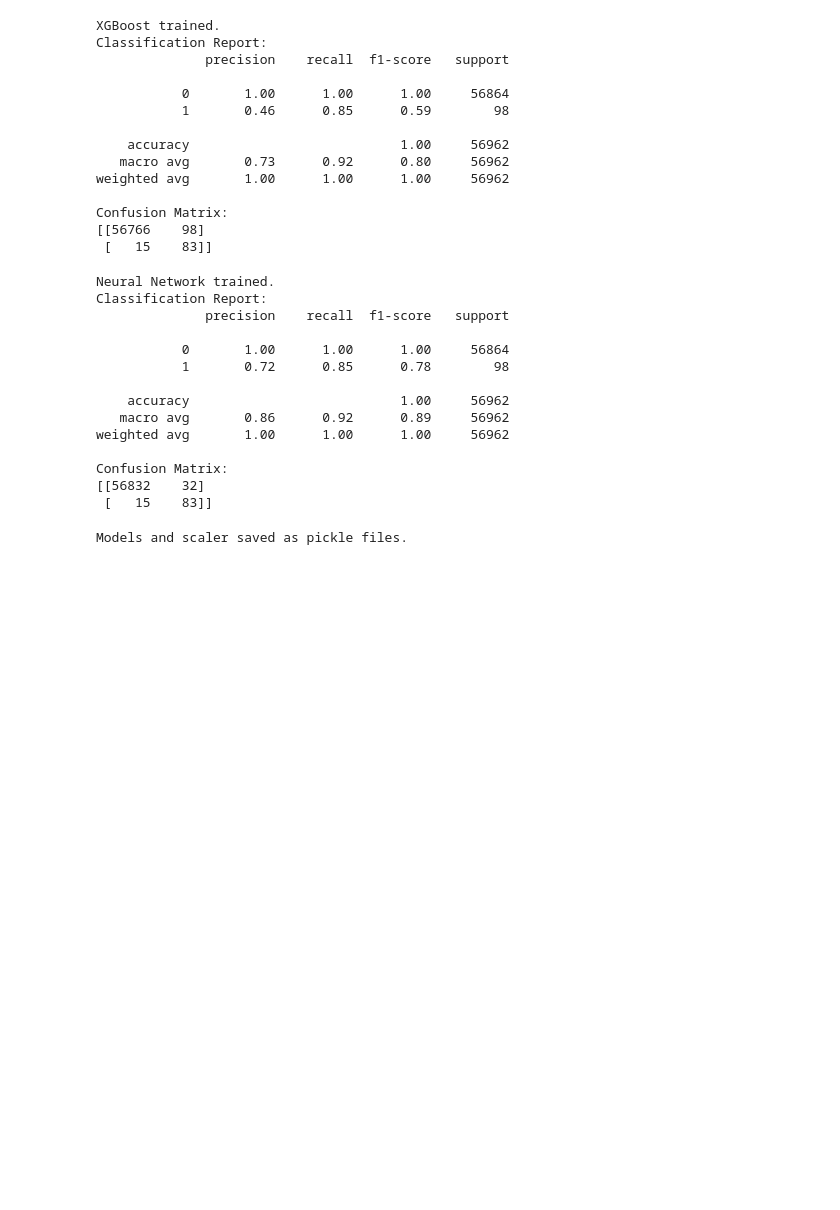
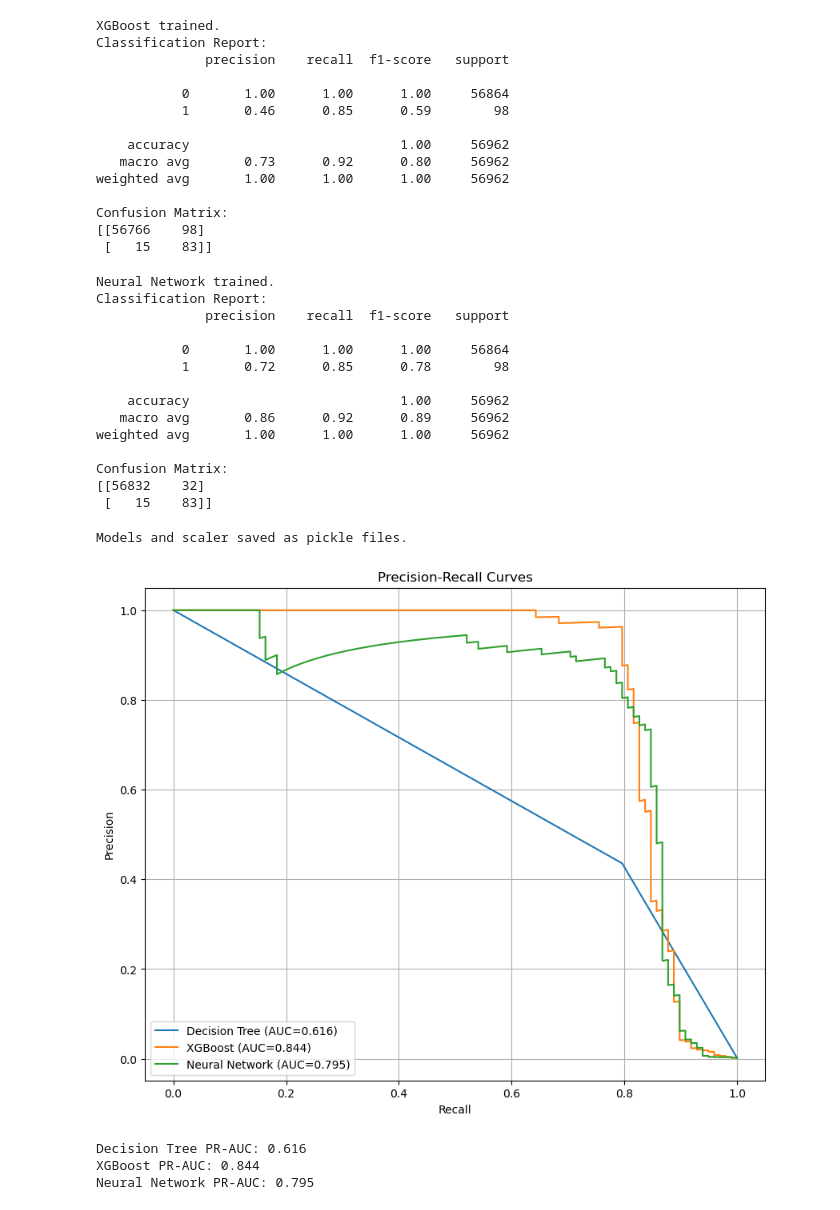
Before and after one commit to lekshmipriya04/Credit-Card-Fraud-Detection-System, a Jupyter notebook: model.ipynb, the cells around one changed output. Saved outputs shown, nothing was run; the diff lists cells and outputs as text; code cells hidden in the pictures; blank space fills up the shorter version.

Commit message:
Model Evaluation and Cost-Benefit Analysis done

```diff
--- a/model.ipynb
+++ b/model.ipynb
@@ -311,3 +311,33 @@ with open('scaler.pkl', 'wb') as f:
 print("Models and scaler saved as pickle files.")
 # %% [output]
 Models and scaler saved as pickle files.
+# %%
+# Precision-Recall Curves
+from sklearn.metrics import precision_recall_curve, auc
+
+models = ['Decision Tree', 'XGBoost', 'Neural Network']
+y_probs = [y_prob_dt, y_prob_xgb, y_prob_mlp]
+
+plt.figure(figsize=(10, 8))
+for name, y_prob in zip(models, y_probs):
+    precision, recall, _ = precision_recall_curve(y_test, y_prob)
+    pr_auc = auc(recall, precision)
+    plt.plot(recall, precision, label=f'{name} (AUC={pr_auc:.3f})')
+
+plt.xlabel('Recall')
+plt.ylabel('Precision')
+plt.title('Precision-Recall Curves')
+plt.legend()
+plt.grid(True)
+plt.show()
+
+# Print AUCs
+for name, y_prob in zip(models, y_probs):
+    precision, recall, _ = precision_recall_curve(y_test, y_prob)
+    pr_auc = auc(recall, precision)
+    print(f'{name} PR-AUC: {pr_auc:.3f}')
+# %% [output]
+[figure, added]
+Decision Tree PR-AUC: 0.616
+XGBoost PR-AUC: 0.844
+Neural Network PR-AUC: 0.795
```
Also changed, not shown: parts of 2 cells of this notebook.
